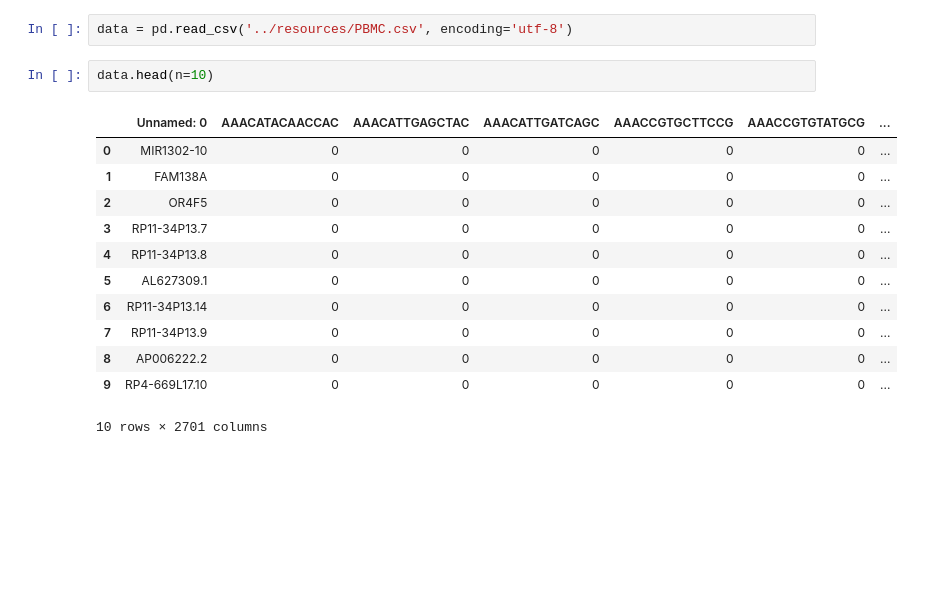
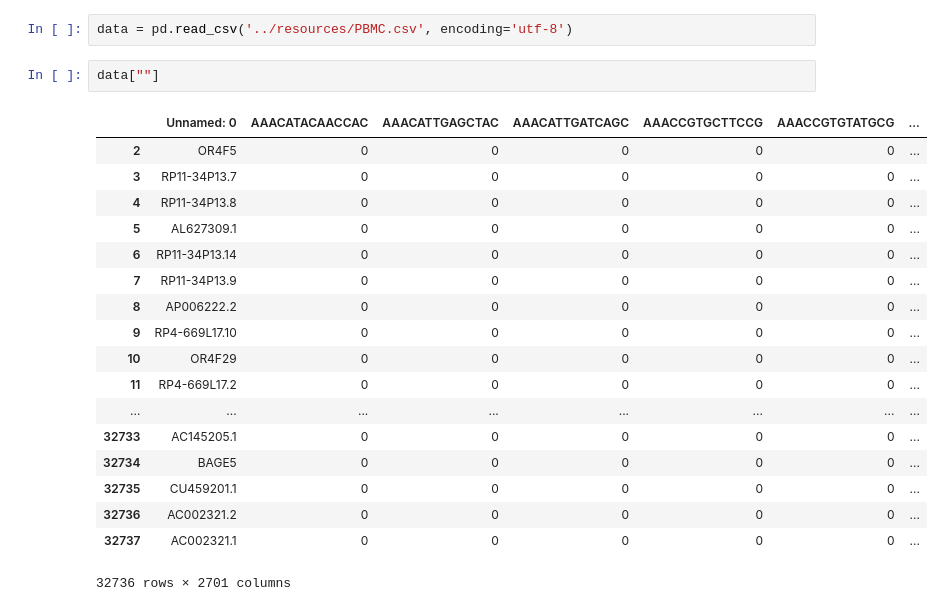
Before and after one commit to DiscoverAI/monty, a Jupyter notebook: notebooks/dataset_analysis.ipynb, the cells around one changed output. Saved outputs shown, nothing was run; the diff lists cells and outputs as text; blank space fills up the shorter version.

```diff
--- a/notebooks/dataset_analysis.ipynb
+++ b/notebooks/dataset_analysis.ipynb
@@ -4,17 +6,23 @@ from monty import data
 # %%
 data = pd.read_csv('../resources/PBMC.csv', encoding='utf-8')
-# %%
-data.head(n=10)
-# %% [output]
-|  | Unnamed: 0 | AAACATACAACCAC | AAACATTGAGCTAC | AAACATTGATCAGC | AAACCGTGCTTCCG | AAACCGTGTATGCG | ... |
-| 0 | MIR1302-10 | 0 | 0 | 0 | 0 | 0 | ... |
-| 1 | FAM138A | 0 | 0 | 0 | 0 | 0 | ... |
-| 2 | OR4F5 | 0 | 0 | 0 | 0 | 0 | ... |
-| 3 | RP11-34P13.7 | 0 | 0 | 0 | 0 | 0 | ... |
-| 4 | RP11-34P13.8 | 0 | 0 | 0 | 0 | 0 | ... |
-| 5 | AL627309.1 | 0 | 0 | 0 | 0 | 0 | ... |
-| 6 | RP11-34P13.14 | 0 | 0 | 0 | 0 | 0 | ... |
-| 7 | RP11-34P13.9 | 0 | 0 | 0 | 0 | 0 | ... |
-| 8 | AP006222.2 | 0 | 0 | 0 | 0 | 0 | ... |
-| 9 | RP4-669L17.10 | 0 | 0 | 0 | 0 | 0 | ... |
-10 rows × 2701 columns
+# %%
+data[""]
+# %% [output]
+|  | Unnamed: 0 | AAACATACAACCAC | AAACATTGAGCTAC | AAACATTGATCAGC | AAACCGTGCTTCCG | AAACCGTGTATGCG | ... |
+| 2 | OR4F5 | 0 | 0 | 0 | 0 | 0 | ... |
+| 3 | RP11-34P13.7 | 0 | 0 | 0 | 0 | 0 | ... |
+| 4 | RP11-34P13.8 | 0 | 0 | 0 | 0 | 0 | ... |
+| 5 | AL627309.1 | 0 | 0 | 0 | 0 | 0 | ... |
+| 6 | RP11-34P13.14 | 0 | 0 | 0 | 0 | 0 | ... |
+| 7 | RP11-34P13.9 | 0 | 0 | 0 | 0 | 0 | ... |
+| 8 | AP006222.2 | 0 | 0 | 0 | 0 | 0 | ... |
+| 9 | RP4-669L17.10 | 0 | 0 | 0 | 0 | 0 | ... |
+| 10 | OR4F29 | 0 | 0 | 0 | 0 | 0 | ... |
+| 11 | RP4-669L17.2 | 0 | 0 | 0 | 0 | 0 | ... |
+| ... | ... | ... | ... | ... | ... | ... | ... |
+| 32733 | AC145205.1 | 0 | 0 | 0 | 0 | 0 | ... |
+| 32734 | BAGE5 | 0 | 0 | 0 | 0 | 0 | ... |
+| 32735 | CU459201.1 | 0 | 0 | 0 | 0 | 0 | ... |
+| 32736 | AC002321.2 | 0 | 0 | 0 | 0 | 0 | ... |
+| 32737 | AC002321.1 | 0 | 0 | 0 | 0 | 0 | ... |
+32736 rows × 2701 columns
```
Also changed, not shown: parts of 1 cell of this notebook, 4 other files.
